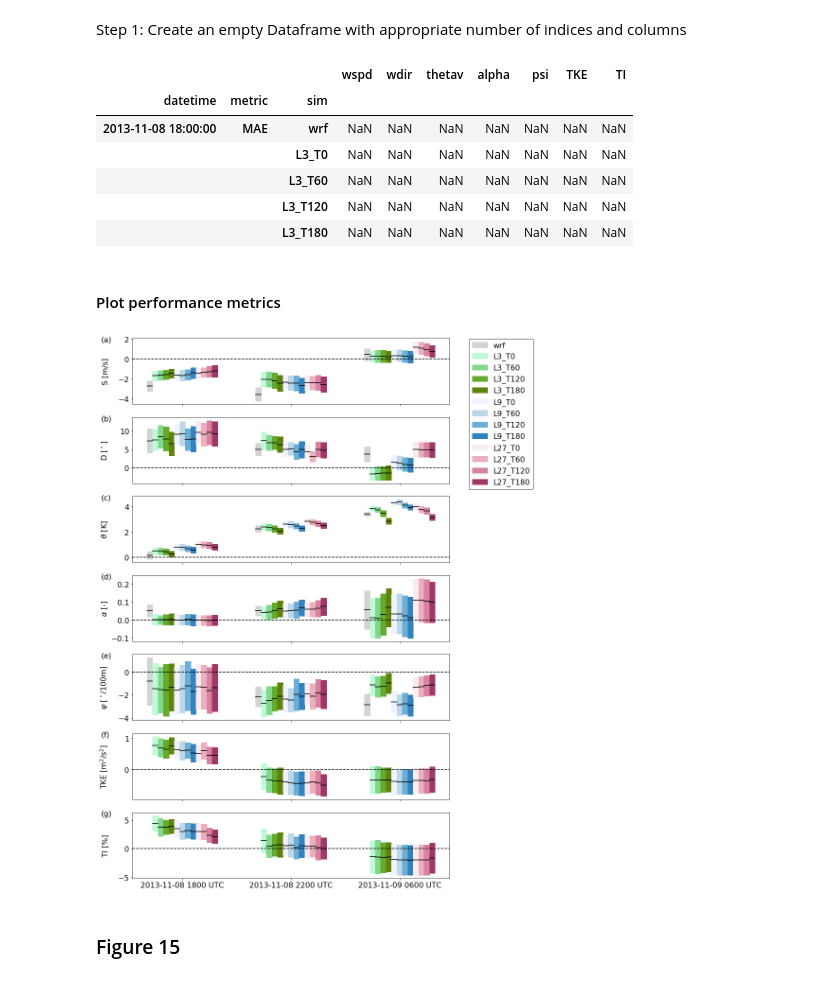
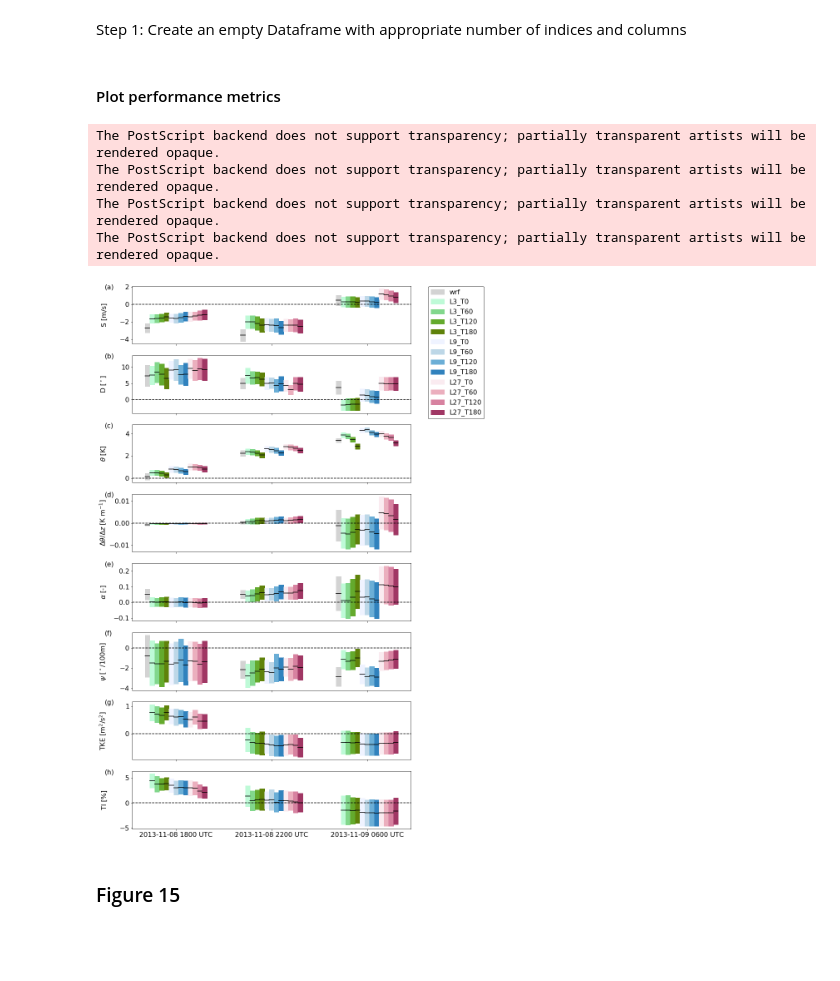
Before and after one commit to a2e-mmc/assessment, a Jupyter notebook: studies/budget_components_coupling/plot_microscale_comparison.ipynb, the cells around one changed output. Cells and saved outputs as stored; diff of their text form; code cells hidden in the pictures; blank space fills up the shorter version.

```diff
--- a/studies/budget_components_coupling/plot_microscale_comparison.ipynb
+++ b/studies/budget_components_coupling/plot_microscale_comparison.ipynb
@@ -249,7 +257,8 @@ Wall time: 16.8 s
 ### Figure 14
 # %%
 # Gather statistics for selected fields
-selected_fields = ['wspd','wdir','thetav','alpha','psi','TKE','TI']
+#selected_fields = ['wspd','wdir','thetav','alpha','psi','TKE','TI']
+selected_fields = ['wspd','wdir','thetav','thetav_gradient','alpha','psi','TKE','TI']
 
 # Gather statistics for several time periods starting at
 # selected_times covering a certain time interval
@@ -271,3 +296,9 @@ Average quantities of interest vertically over a region representative of a refe
+# %%
+# calculate temperature gradient (EWQ)
+tower_10min['thetav_gradient'] = helper.calc_grad(tower_10min['thetav'])
+wrf_pavg_10min['thetav_gradient'] = helper.calc_grad(wrf_pavg_10min['thetav'])
+for sim in simulation_data.keys():
+    micro_pavg_10min[sim]['thetav_gradient'] = helper.calc_grad(micro_pavg_10min[sim]['thetav'])
 # %%
 df_ravg = {}
 df_ravg['tower'] = helper.calc_rotor_average(tower_10min,hubheight,diameter)
@@ -290,15 +321,6 @@ nanfield = np.nan*np.ones((midx.size,len(selected_fields)))
 
 # Create dataframe
 metrics = pd.DataFrame(nanfield,columns=selected_fields,index=midx)
-metrics.head()
-# %% [output]
-|  |  |  | wspd | wdir | thetav | alpha | psi | TKE | TI |
-| datetime | metric | sim |  |  |  |  |  |  |  |
-| 2013-11-08 18:00:00 | MAE | wrf | NaN | NaN | NaN | NaN | NaN | NaN | NaN |
-|  |  | L3_T0 | NaN | NaN | NaN | NaN | NaN | NaN | NaN |
-|  |  | L3_T60 | NaN | NaN | NaN | NaN | NaN | NaN | NaN |
-|  |  | L3_T120 | NaN | NaN | NaN | NaN | NaN | NaN | NaN |
-|  |  | L3_T180 | NaN | NaN | NaN | NaN | NaN | NaN | NaN |
 # %%
 # Loop over different time periods
 for time in selected_times:
@@ -392,38 +414,43 @@ for i, field in enumerate(selected_fields):
             # Plot horizontal line at ME
             ax[i].plot([x,x+width],[y+height/2,y+height/2],'-k',solid_capstyle='projecting')
 
 # Add zero line
 for axi in ax:
     axi.axhline(color='k',linestyle='--')
 
 for i,axi in enumerate(np.asarray(ax).ravel()):
     axi.text(-0.1,.95,'('+chr(i+97)+')',transform=axi.transAxes,size=16)
 
 # Mark-up legend
 leg = ax[0].legend(loc='upper left',bbox_to_anchor=(1.05,1.05),fontsize=16)
 leg.get_frame().set_edgecolor('k')
 
 # Mark-up x axis
 ax[0].set_xticks(np.arange(len(selected_times)) + 6*bar_width)
 ax[0].set_xticklabels(pd.to_datetime(selected_times).strftime('%Y-%m-%d %H%M UTC'),fontsize=16)
 
 # Mark-up y axis
 ax[0].set_ylabel('S [m/s]')
 ax[1].set_ylabel(r'D [$^\circ$]')
 ax[2].set_ylabel(r'$\theta$ [K]')
-ax[3].set_ylabel(r'$\alpha$ [-]')
-ax[4].set_ylabel(r'$\psi$ [$^\circ$/100m]')
-ax[5].set_ylabel(r'TKE [$\mathrm{m^2/s^2}$]')
-ax[6].set_ylabel('TI [%]')
+ax[3].set_ylabel(r'$\Delta\theta/\Delta z$ [K m$^{-1}$]')
+ax[4].set_ylabel(r'$\alpha$ [-]')
+ax[5].set_ylabel(r'$\psi$ [$^\circ$/100m]')
+ax[6].set_ylabel(r'TKE [$\mathrm{m^2/s^2}$]')
+ax[7].set_ylabel('TI [%]')
 fig.align_ylabels()
 
 #Save figure
 figname = 'all_ME_STD'
 plt.savefig(os.path.join(figuredir,figname+'.png'),bbox_inches='tight')
 plt.savefig(os.path.join(figuredir,figname+'.eps'),bbox_inches='tight')
 plt.savefig(os.path.join(figuredir,figname+'.pdf'),bbox_inches='tight')
 # %% [output]
+The PostScript backend does not support transparency; partially transparent artists will be rendered opaque.
+The PostScript backend does not support transparency; partially transparent artists will be rendered opaque.
+The PostScript backend does not support transparency; partially transparent artists will be rendered opaque.
+The PostScript backend does not support transparency; partially transparent artists will be rendered opaque.
-[figure, old version]
+[figure, new version]
 # %% [markdown]
 ### Figure 15
 # %%
```
Also changed, not shown: parts of 9 cells of this notebook, 1 other file.
